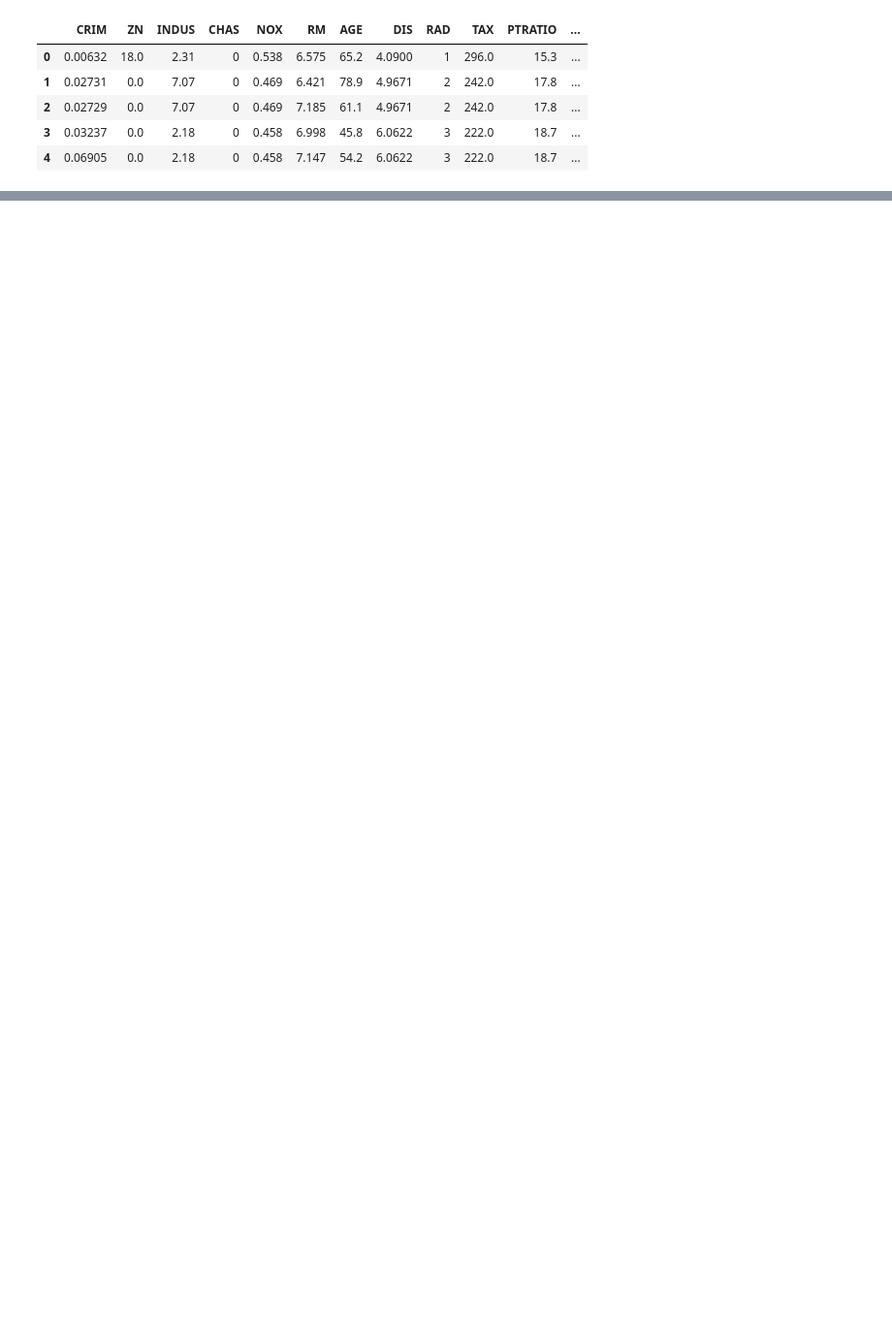
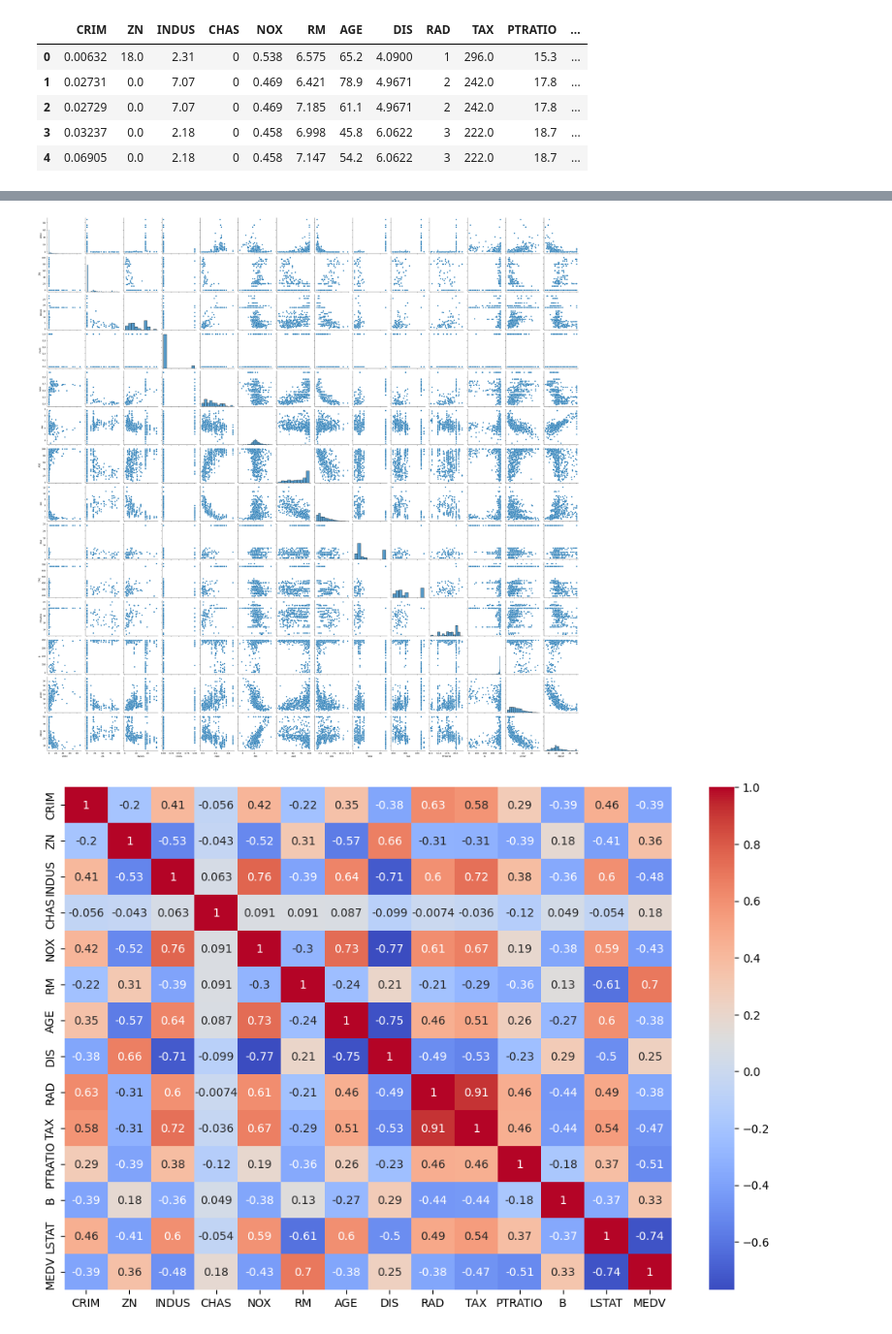
Before and after one commit to CBauer99/house-price-prediction, a Jupyter notebook: house-price-prediction.ipynb, the cells around one changed output, grey strips where cells are left out. Shown at 97% size. Saved outputs shown, nothing was run; the diff lists cells and outputs as text; code cells hidden in the pictures; blank space fills up the shorter version.

Commit message:
added preprocessing and eda to jupyter notebook

```diff
--- a/house-price-prediction.ipynb
+++ b/house-price-prediction.ipynb
@@ -84,0 +85,19 @@ memory usage: 55.5 KB
+# %%
+# Check for missing values
+print(df.isnull().sum())
+
+# Drop rows with missing values (if any)
+df = df.dropna()
+
+# Alternatively, we can fill the missing values with the avg (if any)
+#df = df.fillna(df.mean())
+
+# Normalize the data
+from sklearn.preprocessing import StandardScaler
+
+scaler = StandardScaler()
+scaled_features = scaler.fit_transform(df.drop('MEDV', axis=1))
+
+# Create a new dataframe with scaled features
+df_scaled = pd.DataFrame(scaled_features, columns=df.columns[:-1])
+df_scaled['MEDV'] = df['MEDV']
@@ -84,0 +124,15 @@ memory usage: 55.5 KB
+# %%
+import matplotlib.pyplot as plt
+import seaborn as sns
+
+# Pairplot to see the relationship between features
+sns.pairplot(df)
+plt.show()
+
+# Correlation heatmap
+plt.figure(figsize=(12, 8))
+sns.heatmap(df.corr(), annot=True, cmap='coolwarm')
+plt.show()
+# %% [output]
+[figure, added]
+[figure, added]
```
Also changed, not shown: parts of 9 cells of this notebook.
